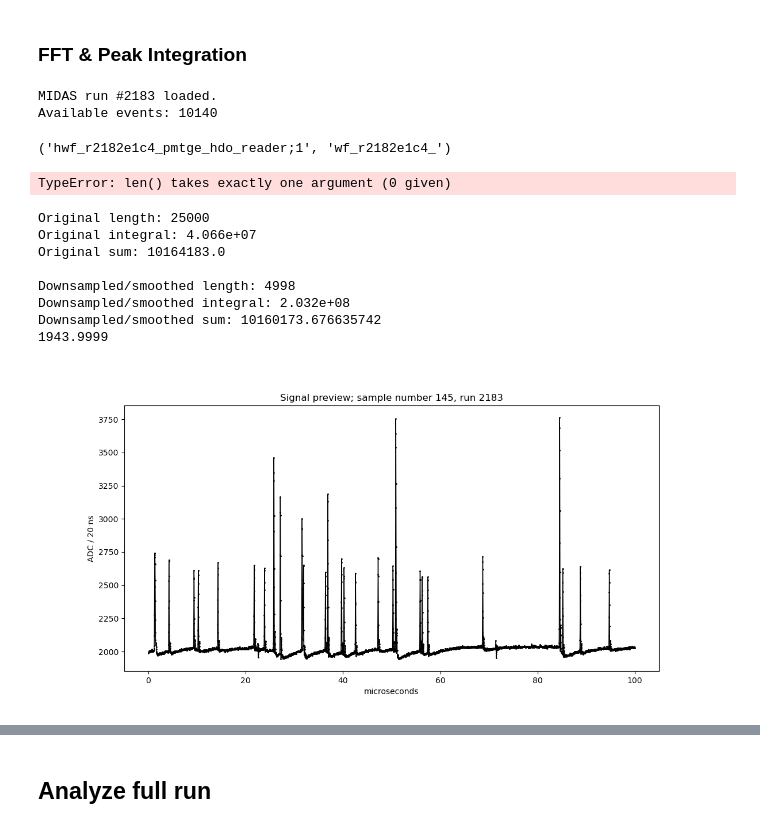
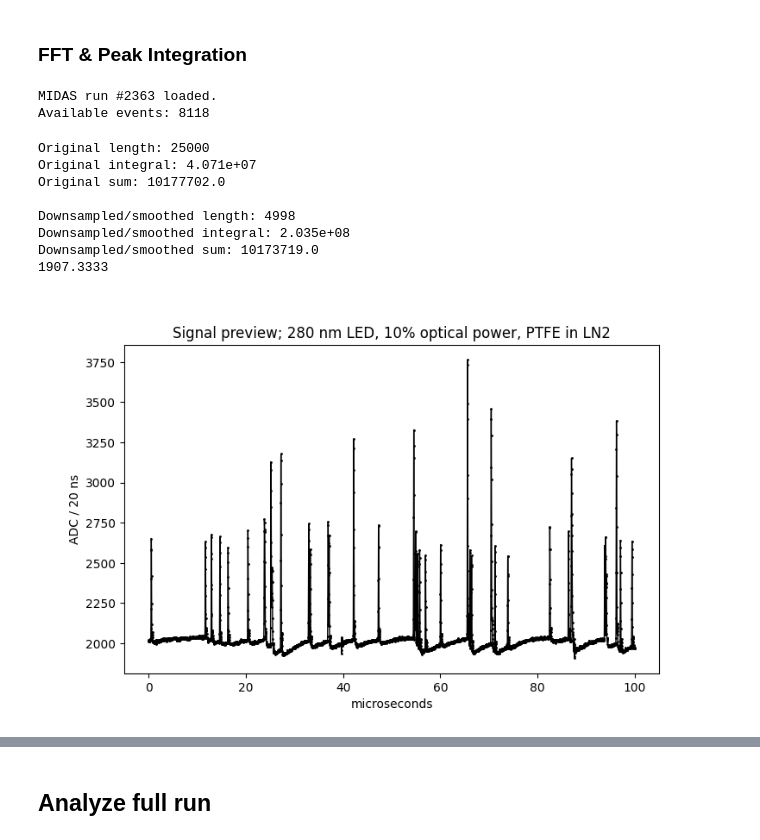
Before and after one commit to peckalec/dm-lab, a Jupyter notebook: REFLECT/SiPM_Analysis.ipynb, the cells around one changed output, grey strips where cells are left out. Saved outputs shown, nothing was run; the diff lists cells and outputs as text; code cells hidden in the pictures.

```diff
--- a/REFLECT/SiPM_Analysis.ipynb
+++ b/REFLECT/SiPM_Analysis.ipynb
@@ -158,8 +158,8 @@ def analyze_sample_manual(inputkey):
 #### Load file
 
 #inputfile=uproot.open("../../REFLECT/hiletgo/darksignals/output1919.root")
-inputfile=uproot.open("../../REFLECT/run1/LN2/output2183.root")
-#inputfile=uproot.open("../../REFLECT/sipm521/output1851.root") # cold 521 run
+#inputfile=uproot.open("../../REFLECT/run1/LN2/output2183.root")
+inputfile=uproot.open("../../REFLECT/sipm523/output2363.root") # cold 521 run
 #inputfile=uproot.open("../../REFLECT/sipm523/output1990.root")
 
 totsamples = int(inputfile.keys()[-1][10:-21])
@@ -172,81 +172,50 @@ Available events: {totsamples}")
 #time = csvdata[:,0]
 #signal = csvdata[:,1]
 # %% [output]
-MIDAS run #2183 loaded.
-Available events: 10140
+MIDAS run #2363 loaded.
+Available events: 8118
-# %%
-inputfile.keys()[1],   inputfile.keys()[1][1:14]
-# %% [output]
-('hwf_r2182e1c4_pmtge_hdo_reader;1', 'wf_r2182e1c4_')
-# %%
-
-#totsamples = 1000
-downsampling = 2  # average (2n+1) samples and rebin, retaining center bin time
-smoothing = 1     # average (2n+1) samples without rebinning
-goodsamples = [totsamples]
-
-pbar = tqdm(total=totsamples,ascii=True,leave=False)
-tic()
-
-times = inputfile[inputfile.keys()[0]].axis(0).edges()
-signalminima = [-666]* len()
-for samplenum in range(totsamples):
-    ahist = inputfile[inputfile.keys()[samplenum]].values()
-    signal = ahist
-    time = 0.5*(times[:-1]+times[1:])/1000
-    [time,signal] = downsmoother([time,signal],downsampling,smoothing)
-
-    if max(signal)>2300: goodsamples.append(samplenum)
-    signalminima[samplenum] = min(signal)
-
-    pbar.update()
-pbar.close()
-integral_period = 1000/(time[-1]-time[0])
-print(f"Finished gathering preliminary data!")
-toc()
-# %% [output]
-TypeError: len() takes exactly one argument (0 given)
 # %%
 #### Define Inputs
 startfreq = 12 #start window at frequency startfreq
 hiresrange = 6 # window range
+NyquistProtection = True
 
 downsampling = 2  # average (2n+1) samples and rebin, retaining center bin time
 smoothing = 1     # average (2n+1) samples without rebinning
-NyquistProtection = True
 verbose = True
 
 # Select individual sample to tune analysis parameters
-samplenum = 145 #562 # 26 with no peaks
+samplenum = 155 #562 # 26 with no peaks
 
 #### Generate preview
 ahist = inputfile[inputfile.keys()[samplenum]].values()
 times = inputfile[inputfile.keys()[samplenum]].axis(0).edges()
 signal = ahist
 time = 0.5*(times[:-1]+times[1:])/1000
 if (verbose): print(f"Original length: {len(time)} \nOriginal integral: {sum(signal)*(times[1]-times[0]):.3e}\nOriginal sum: {sum(signal)}")
 [time,signal] = downsmoother([time,signal],downsampling,smoothing)
 if (verbose): print(f"\nDownsampled/smoothed length: {len(time)} \nDownsampled/smoothed integral: {sum(signal)*(time[1]-time[0])*1000:.3e}\nDownsampled/smoothed sum: {sum(signal)}")
 
 print(min(signal))
 plt.close()
 plt.plot(time,signal,marker=".",linewidth=1,markersize=2,color="black")
-plt.title(f"Signal preview; sample number {samplenum}, run {inputfile.keys()[-1][5:9]}")
+#plt.title(f"Signal preview; sample number {samplenum}, run {inputfile.keys()[-1][5:9]}")
+plt.title(f"Signal preview; 280 nm LED, 10% optical power, PTFE in LN2")
 plt.xlabel("microseconds")
 plt.ylabel(f"ADC / {(time[1]-time[0])*1000:.0f} ns")
 #plt.xlim(0,10)
 #plt.ylim(0,1000)
 plt.show()
 # %% [output]
 Original length: 25000
-Original integral: 4.066e+07
-Original sum: 10164183.0
+Original integral: 4.071e+07
+Original sum: 10177702.0
 
 Downsampled/smoothed length: 4998
-Downsampled/smoothed integral: 2.032e+08
-Downsampled/smoothed sum: 10160173.676635742
-1943.9999
+Downsampled/smoothed integral: 2.035e+08
+Downsampled/smoothed sum: 10173719.0
+1907.3333
-[figure, old version]
+[figure, new version]
 # %%
 #### Calculate Fourier amplitudes
 tic()
```
Also changed, not shown: parts of 38 cells of this notebook.
